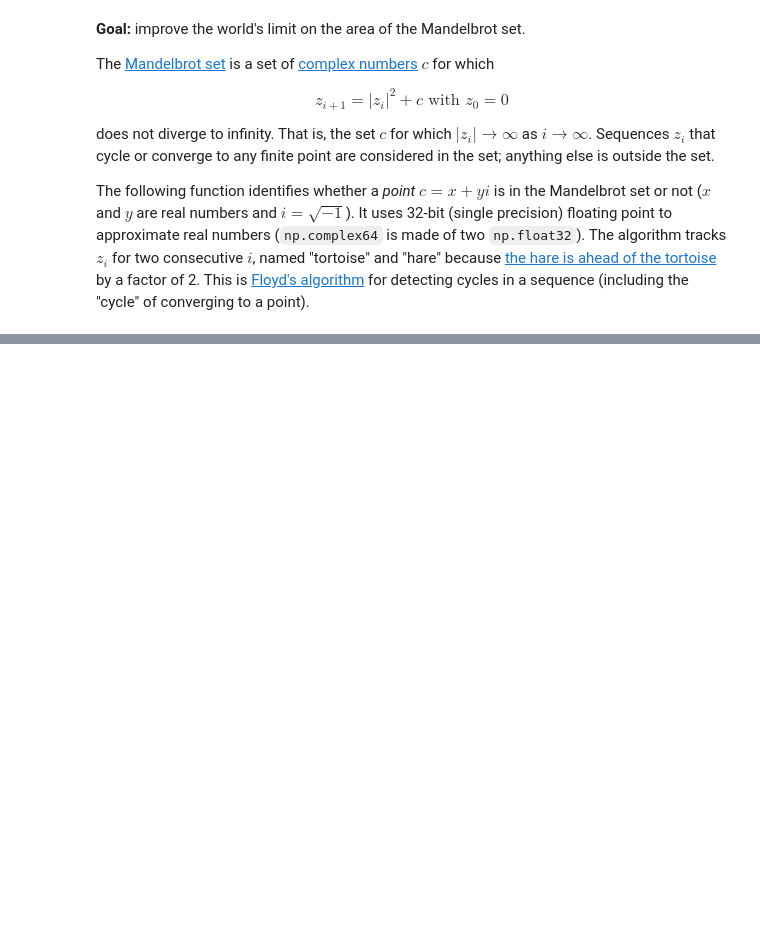
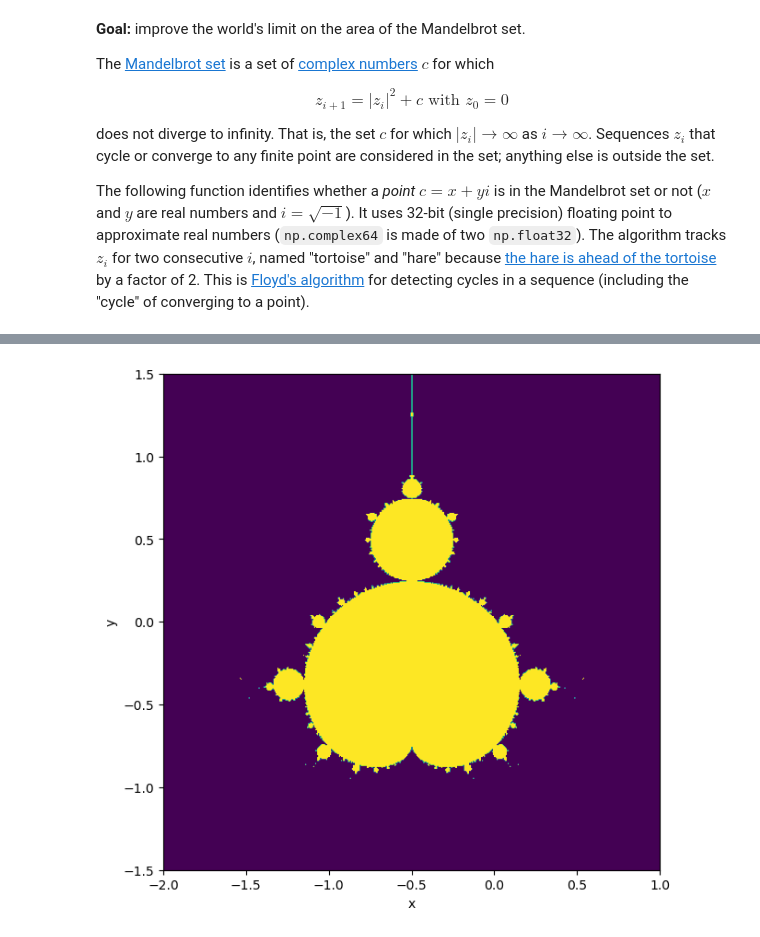
Before and after one commit to jpivarski-talks/2024-08-19-python-school-setting-stage, a Jupyter notebook: propose-project.ipynb, the cells around one changed output, grey strips where cells are left out. Cells and saved outputs as stored; diff of their text form; code cells hidden in the pictures; blank space fills up the shorter version.

```diff
--- a/propose-project.ipynb
+++ b/propose-project.ipynb
@@ -39,0 +35,29 @@ $$1.50640 < \mbox{area of Mandelbrot set} < 1.53121\mbox{.}$$
+# %%
+@nb.jit(parallel=True)
+def draw_mandelbrot(num_x, num_y):
+    xmin, xmax = -2, 1
+    ymin, ymax = -3/2, 3/2
+
+    pixels = np.empty((num_x, num_y), np.int32)
+    dx = (xmax - xmin) / num_x
+    dy = (ymax - ymin) / num_y
+
+    for i in nb.prange(num_x):
+        for j in nb.prange(num_y):
+            x = xmin + i*dx
+            y = ymin + j*dy
+            pixels[i, j] = is_in_mandelbrot(x, y)
+
+    return pixels
+# %%
+pixels = draw_mandelbrot(500, 500)
+# %%
+fig, ax = plt.subplots(figsize=(7, 7))
+
+ax.imshow(pixels, extent=[-2, 1, -3/2, 3/2])
+ax.set_xlabel("x")
+ax.set_ylabel("y")
+
+None
+# %% [output]
+[figure, added]
```
Also changed, not shown: parts of 10 cells of this notebook.
